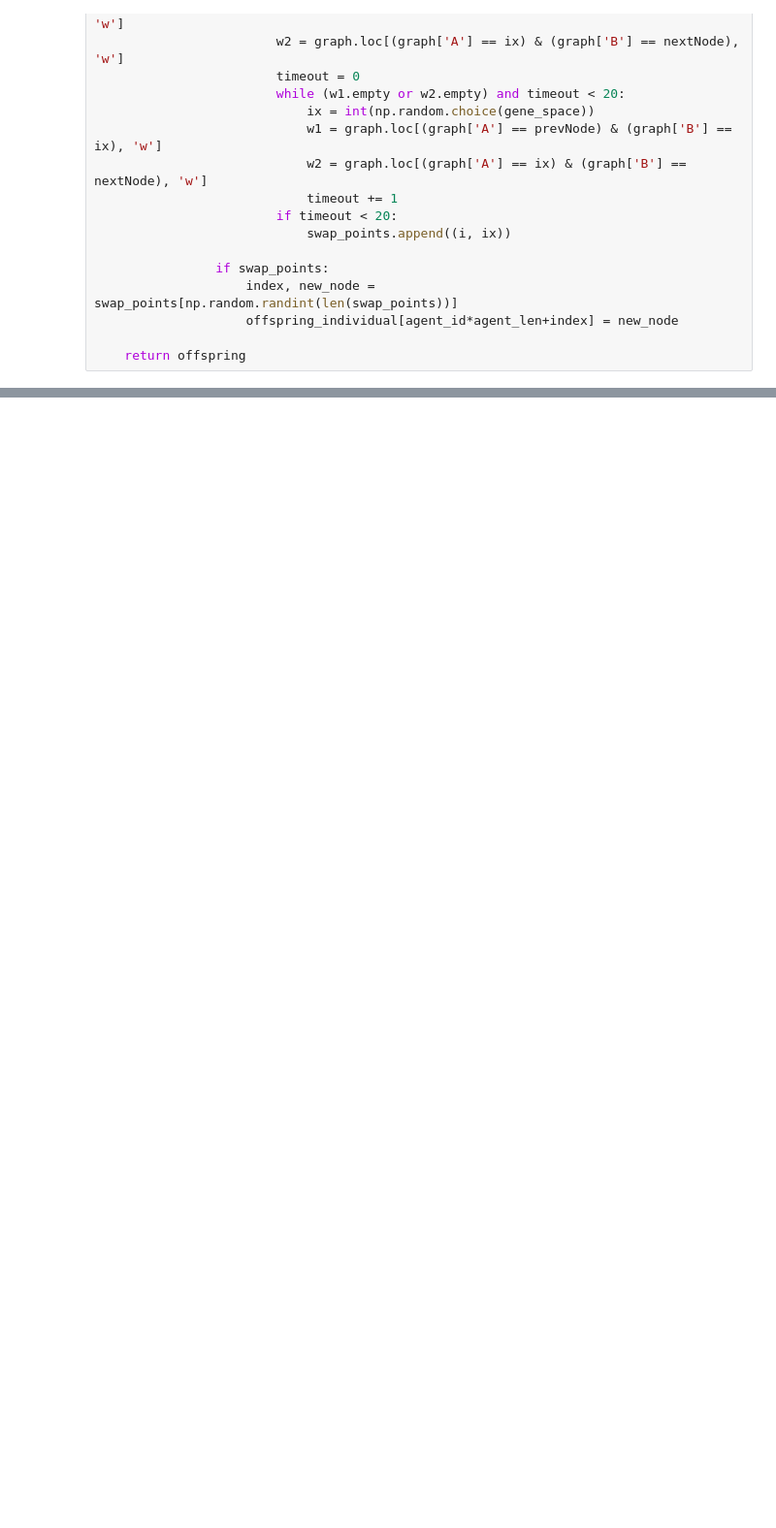
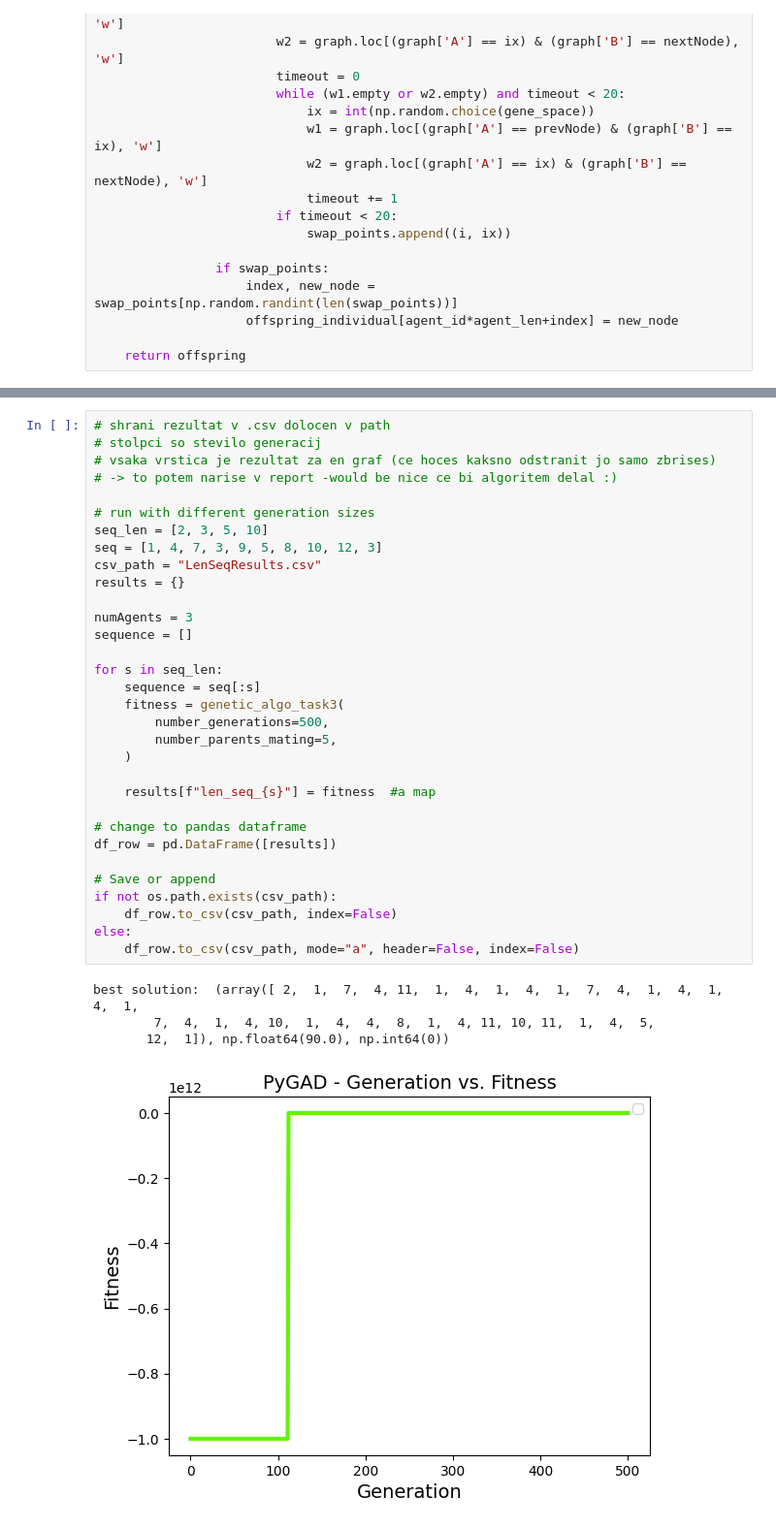
Before and after one commit to Favstina/IntelligentSystems-Assigment_1, a Jupyter notebook: Task3/GA3.ipynb, the cells around one changed output, grey strips where cells are left out. Shown at 97% size. Cells and saved outputs as stored; diff of their text form; blank space fills up the shorter version.

```diff
--- a/Task3/GA3.ipynb
+++ b/Task3/GA3.ipynb
@@ -355,0 +427,37 @@ genetic_algo_task3(400, 10, 50)
+# %%
+# shrani rezultat v .csv dolocen v path
+# stolpci so stevilo generacij
+# vsaka vrstica je rezultat za en graf (ce hoces kaksno odstranit jo samo zbrises)
+# -> to potem narise v report -would be nice ce bi algoritem delal :)
+
+# run with different generation sizes
+seq_len = [2, 3, 5, 10]
+seq = [1, 4, 7, 3, 9, 5, 8, 10, 12, 3]
+csv_path = "LenSeqResults.csv"
+results = {}
+
+numAgents = 3
+sequence = []
+
+for s in seq_len:
+    sequence = seq[:s]
+    fitness = genetic_algo_task3(
+        number_generations=500,
+        number_parents_mating=5,
+    )
+
+    results[f"len_seq_{s}"] = fitness  #a map
+
+# change to pandas dataframe
+df_row = pd.DataFrame([results])
+
+# Save or append
+if not os.path.exists(csv_path):
+    df_row.to_csv(csv_path, index=False)
+else:
+    df_row.to_csv(csv_path, mode="a", header=False, index=False)
+# %% [output]
+best solution:  (array([ 2,  1,  7,  4, 11,  1,  4,  1,  4,  1,  7,  4,  1,  4,  1,  4,  1,
+        7,  4,  1,  4, 10,  1,  4,  4,  8,  1,  4, 11, 10, 11,  1,  4,  5,
+       12,  1]), np.float64(90.0), np.int64(0))
+[figure, added]
```
Also changed, not shown: parts of 6 cells of this notebook, 1 other file.
